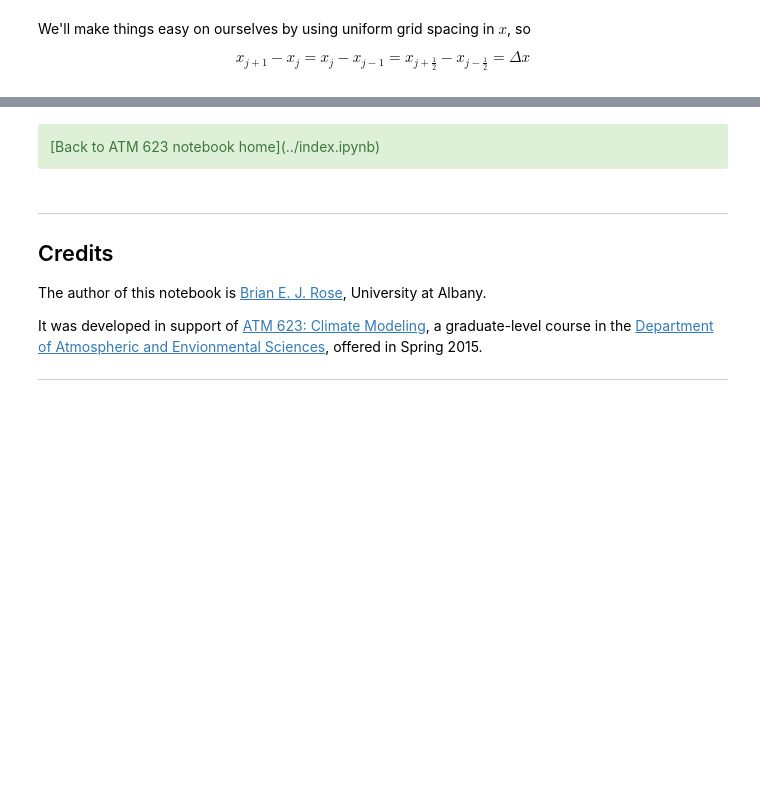
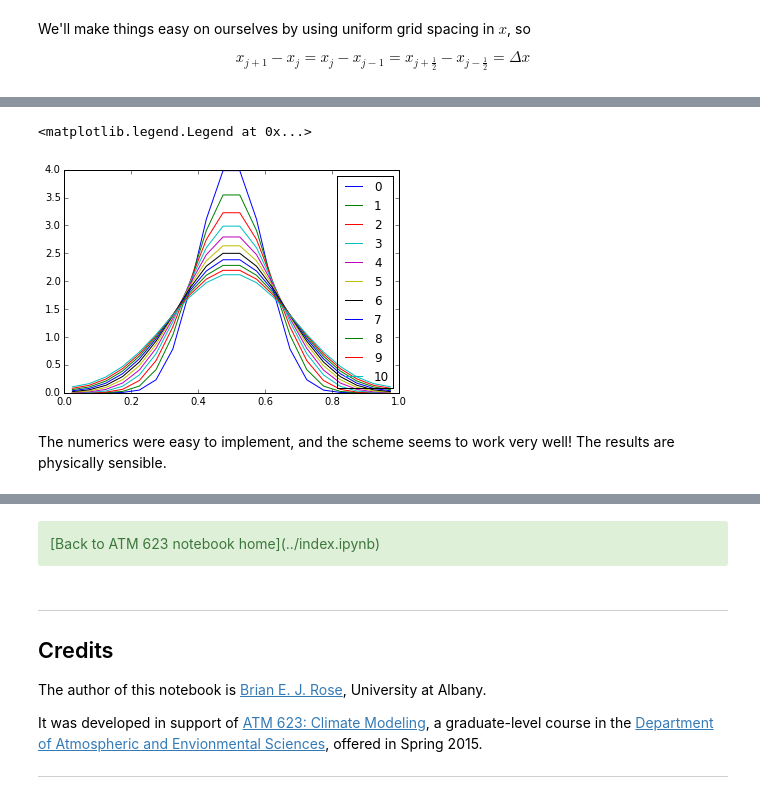
Before and after one commit to brian-rose/ClimateModeling_courseware, a Jupyter notebook: Lectures/Lecture16 -- Numerical methods for diffusion models.ipynb, the cells around one changed output, grey strips where cells are left out. Cells and saved outputs as stored; diff of their text form; code cells hidden in the pictures; blank space fills up the shorter version.

Commit message:
Lots of work on Numerics notes.

```diff
--- a/Lectures/Lecture16 -- Numerical methods for diffusion models.ipynb
+++ b/Lectures/Lecture16 -- Numerical methods for diffusion models.ipynb
@@ -88,0 +322,18 @@ $$ \frac{\partial u}{\partial t} \bigg|_j  \approx D \frac{ u_{j+1} - 2 u_{j} +
+# %%
+#  regular resolution
+J = 20
+deltax = 1./J
+xstag = np.linspace(0., 1., J+1)
+x = xstag[:-1] + deltax/2
+# %%
+u = gaussian(x, 0.5, 0.08)
+niter = 11
+for n in range(niter):
+    u = step_forward(u, deltax, deltat1, K)
+    plt.plot(x, u, label=n)
+plt.legend()
+# %% [output]
+<matplotlib.legend.Legend at 0x...>
+[figure, added]
+# %% [markdown]
+The numerics were easy to implement, and the scheme seems to work very well! The results are physically sensible.
```
Also changed, not shown: parts of 71 cells of this notebook.
